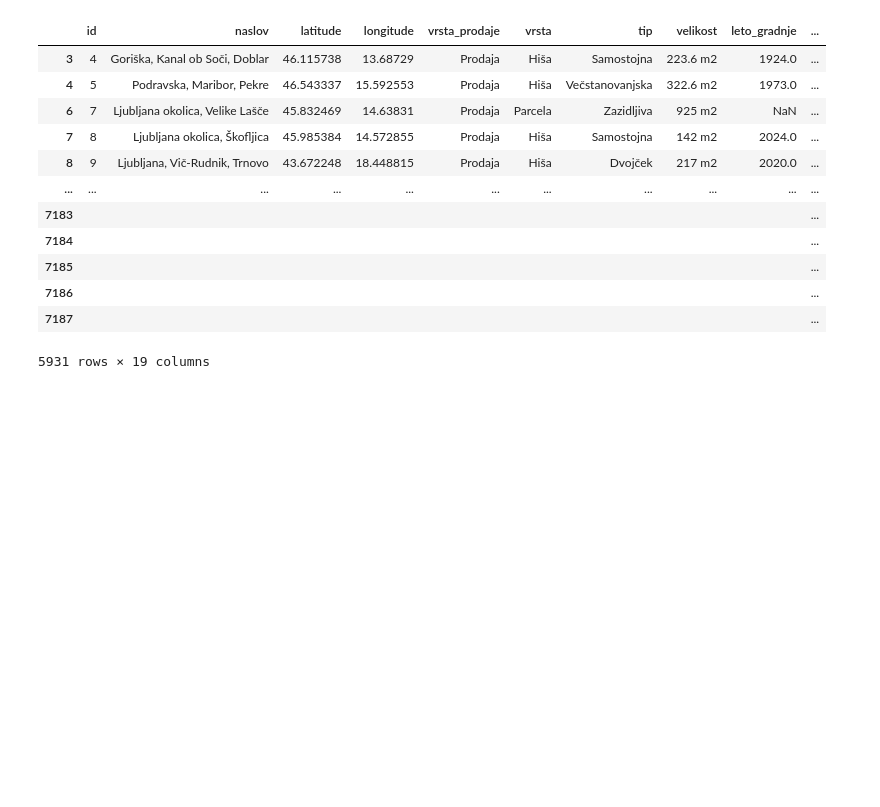
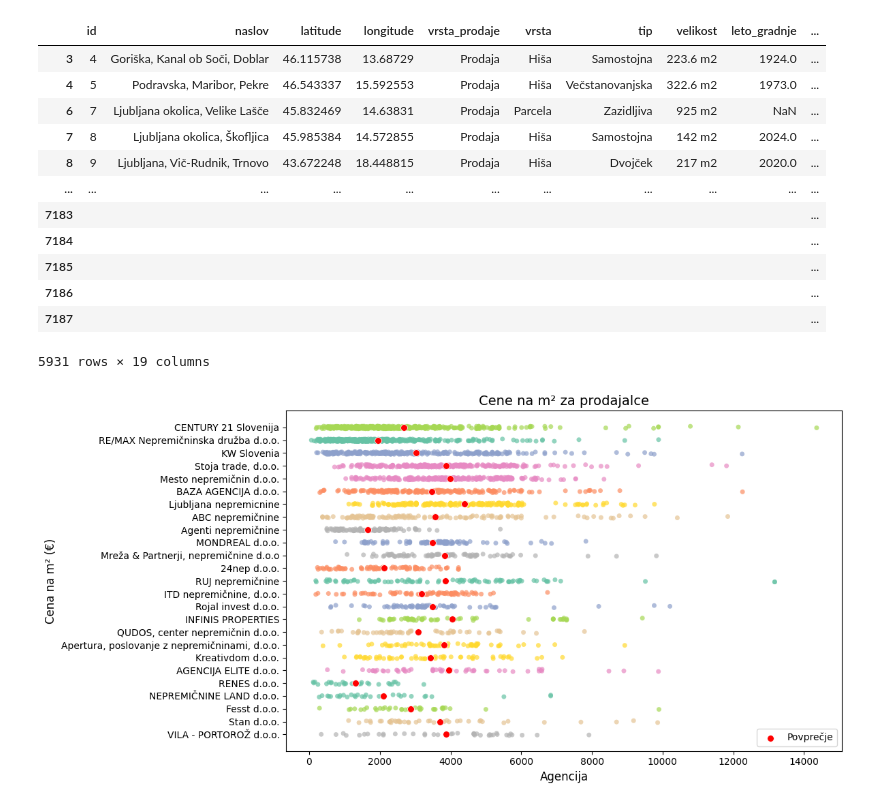
Before and after one commit to tthuma1/PR251, a Jupyter notebook: src/vizualizacije_ponudniki.ipynb, the cells around one changed output. Drawn from its saved outputs; the diff is of its cells as text; code cells hidden in the pictures; blank space fills up the shorter version.

Commit message:
fixed graphs

```diff
--- a/src/vizualizacije_ponudniki.ipynb
+++ b/src/vizualizacije_ponudniki.ipynb
@@ -449,14 +449,14 @@ kvadrati_cene2
 import matplotlib.pyplot as plt
 import seaborn as sns
 
-counts = kvadrati_df2['prodajalec_agencija'].value_counts()
+counts = kvadrati_cene2['prodajalec_agencija'].value_counts()
 
 # Izberi samo agencije z vsaj 45 vrsticami
 valid_agencies = counts[counts >= 45].sort_values().index
 
 # Filtriraj DataFrame, da vsebuje le validne agencije
-filtered_df = kvadrati_df2[(kvadrati_df2['prodajalec_agencija'].isin(valid_agencies))]
-filtered_df = filtered_df[(kvadrati_df2["vrsta"] == "Stanovanje") | (kvadrati_df2["vrsta"] == "Hiša") | (kvadrati_df2["prodajalec_agencija"].str.contains("RE/MAX"))]
+filtered_df = kvadrati_cene2[(kvadrati_cene2['prodajalec_agencija'].isin(valid_agencies))]
+filtered_df = filtered_df[(kvadrati_cene2["vrsta"] == "Stanovanje") | (kvadrati_cene2["vrsta"] == "Hiša") | (kvadrati_cene2['prodajalec_agencija'].str.contains("RE/MAX"))]
 
 ordered_agencies = counts[counts >= 45].sort_values(ascending=False).index
 
@@ -465,30 +465,32 @@ mean_values = filtered_df.groupby('prodajalec_agencija')['cena_na_m2'].mean().lo
 
 # Ustvari scatter plot za filtrirane in sortirane agencije
 plt.figure(figsize=(12, 6))
 
 sns.stripplot(
     data=filtered_df,
     y='prodajalec_agencija',
     x='cena_na_m2',
     order=ordered_agencies,
     alpha=0.7,
     hue='prodajalec_agencija',
     palette='Set2',
     legend=None
 )
 sns.scatterplot(
     y=ordered_agencies,
     x=mean_values.values,
     color='r',
     marker='o',
     s=50,
     zorder=10,
     label="Povprečje"
 )
 
 plt.title('Cene na m² za prodajalce', fontsize=14)
 plt.xlabel('Agencija', fontsize=12)
 plt.ylabel('Cena na m² (€)', fontsize=12)
 plt.tight_layout()
 
 plt.show()
+# %% [output]
+[figure, added]
```
